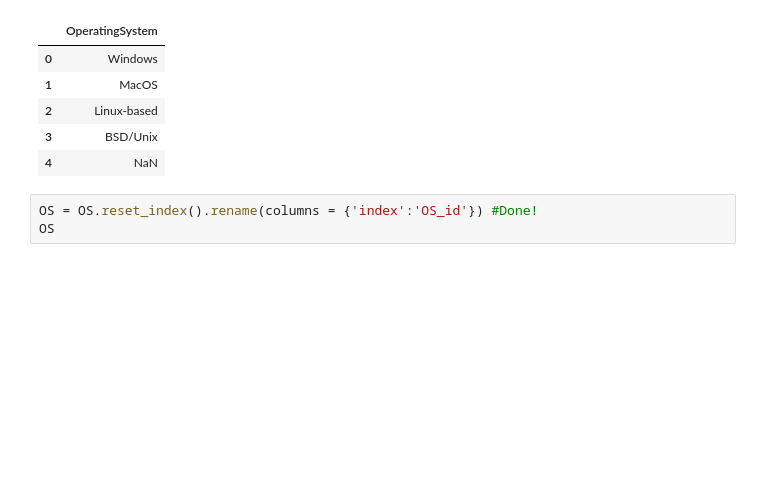
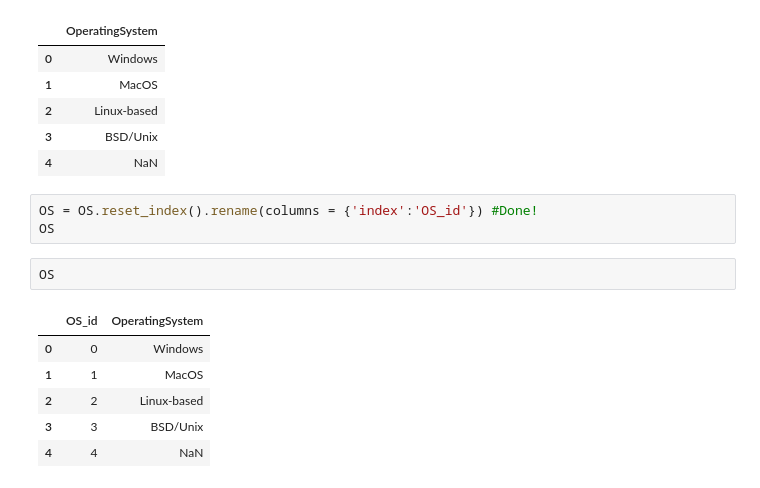
Before and after one commit to hbatistuzzo/Ironhack-FinalProject, a Jupyter notebook: case_AME.ipynb, the cells around one changed output. Cells and saved outputs as stored; diff of their text form; blank space fills up the shorter version.

```diff
--- a/case_AME.ipynb
+++ b/case_AME.ipynb
@@ -532,3 +559,12 @@ OS
 # %%
 OS = OS.reset_index().rename(columns = {'index':'OS_id'}) #Done!
 OS
+# %%
+OS
+# %% [output]
+|  | OS_id | OperatingSystem |
+| 0 | 0 | Windows |
+| 1 | 1 | MacOS |
+| 2 | 2 | Linux-based |
+| 3 | 3 | BSD/Unix |
+| 4 | 4 | NaN |
```
Also changed, not shown: parts of 23 cells of this notebook.
